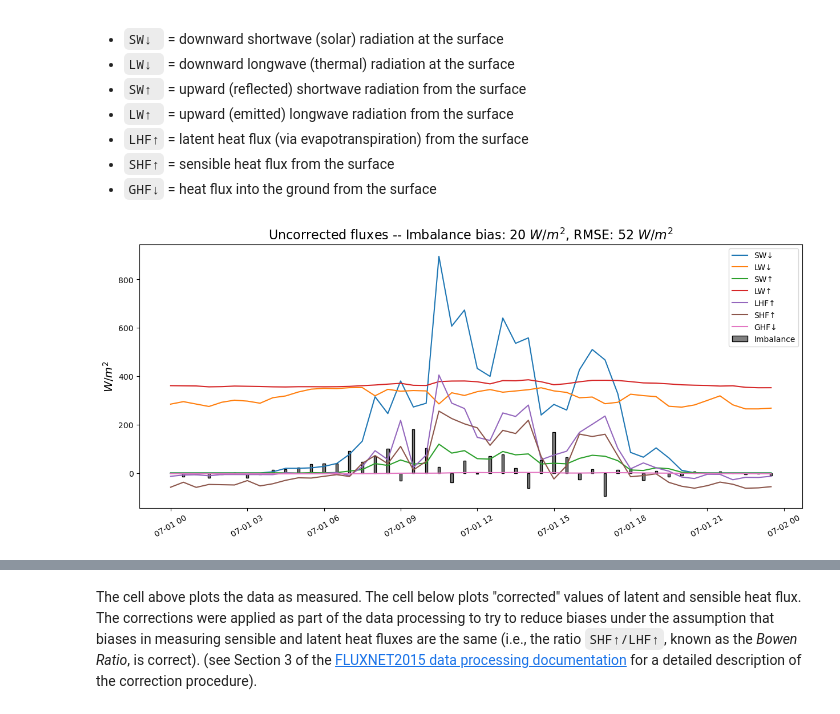
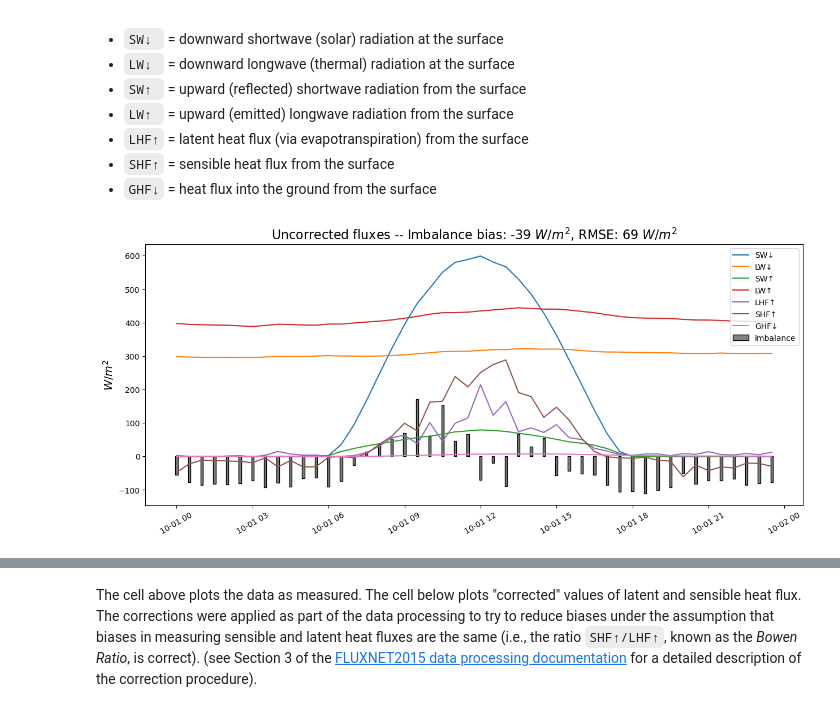
Before and after one commit to anlawyer/land-climate-interactions, a Jupyter notebook: HW0/CLIM614_HW_0.ipynb, the cells around one changed output, grey strips where cells are left out. Cells and saved outputs as stored; diff of their text form; code cells hidden in the pictures.

```diff
--- a/HW0/CLIM614_HW_0.ipynb
+++ b/HW0/CLIM614_HW_0.ipynb
@@ -299,22 +299,24 @@ df = df.set_index(['TIMESTAMP_START']) # Set the time as the index for the dataf
 df = df.replace(-9999,np.nan)          # Set cells with the missing value -9999 to NaN instead
 # %%
 # This cell generates a 1-day plot of measurements from instruments recording terms of the surface energy balance
-one_day = df.loc['2011-07-01']  # Choose a single day to display
+one_day = df.loc['2011-10-01']  # Choose a single day to display
 
 # The energy imbalance is calculated as the residual of all the suface energy budget terms:
 energy_imbalance = (one_day['SW_IN_F_MDS'] + one_day['LW_IN_F_MDS']
                     - one_day['SW_OUT'] - one_day['LW_OUT']
                     - one_day['LE_F_MDS'] - one_day['H_F_MDS'] - one_day['G_F_MDS'])
 
 bias_imbalance = energy_imbalance.mean()   # Mean of the imbalance
 rms_imbalance = energy_imbalance.std()     # Root mean square error (Assuming 0 imbalance is correct)
+# RMSE is the standard deviation of the residuals (errors) when the mean error is zero and the denominator difference
+# ((N) vs (N-1)) is ignored or negligible (e.g., very large N). Closer to 0 = better spread.
 
 fig = plt.figure(figsize = (15, 6))
-plt.plot(one_day[['SW_IN_F_MDS','LW_IN_F_MDS','SW_OUT','LW_OUT','LE_F_MDS','H_F_MDS','G_F_MDS']])
-plt.bar(energy_imbalance.index,energy_imbalance,width=0.004,edgecolor='k',facecolor='grey')
+plt.plot(one_day[['SW_IN_F_MDS', 'LW_IN_F_MDS', 'SW_OUT', 'LW_OUT', 'LE_F_MDS', 'H_F_MDS', 'G_F_MDS']])
+plt.bar(energy_imbalance.index, energy_imbalance, width=0.004, edgecolor='k', facecolor='grey')
 plt.legend(["SW↓","LW↓","SW↑","LW↑","LHF↑","SHF↑","GHF↓","Imbalance"])
 plt.xticks(rotation=30)
-plt.ylabel("$W/m^2$",fontsize=14)
+plt.ylabel("$W/m^2$", fontsize=14)
 plt.title(f"Uncorrected fluxes -- Imbalance bias: {bias_imbalance:.0f} $W/m^2$, RMSE: {rms_imbalance:.0f} $W/m^2$",fontsize=16) ;
 # %% [output]
-[figure, old version]
+[figure, new version]
```
Also changed, not shown: parts of 5 cells of this notebook.
